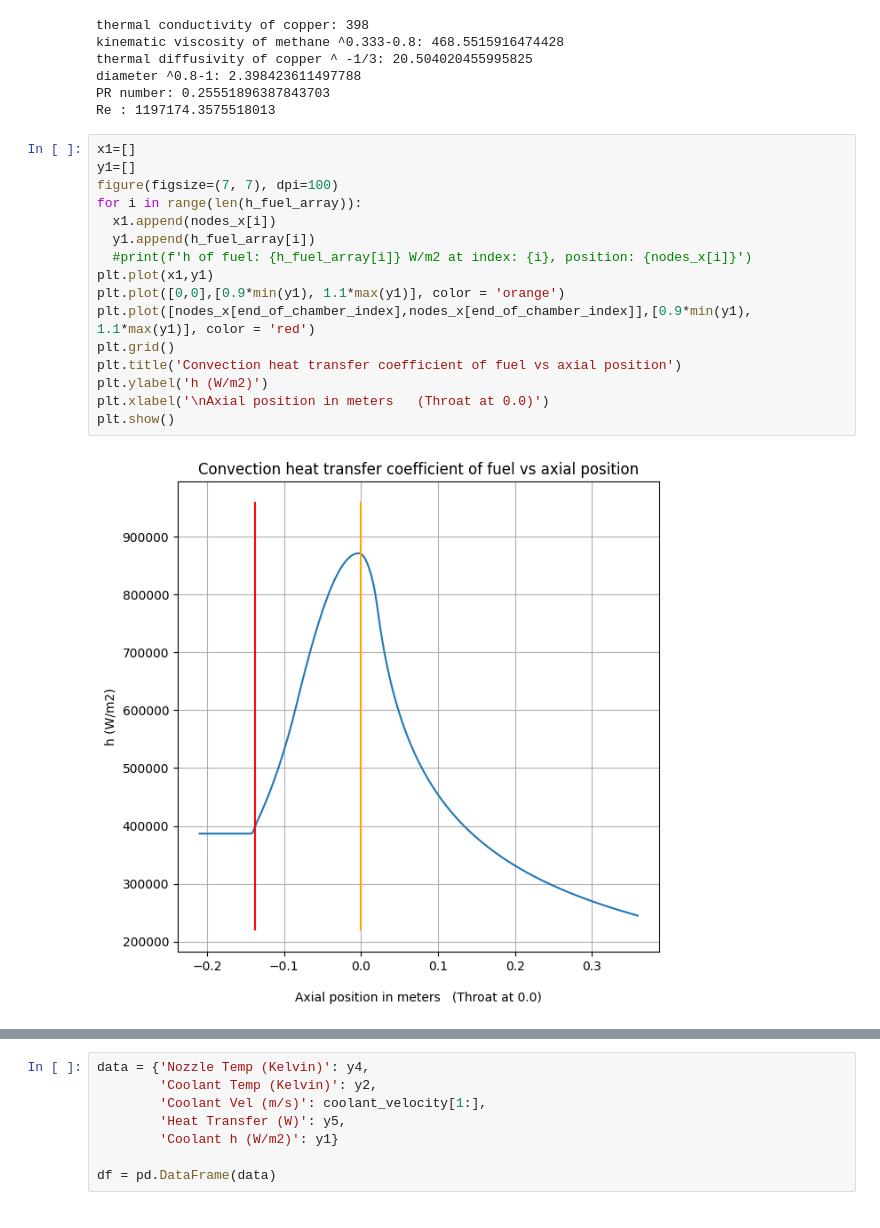
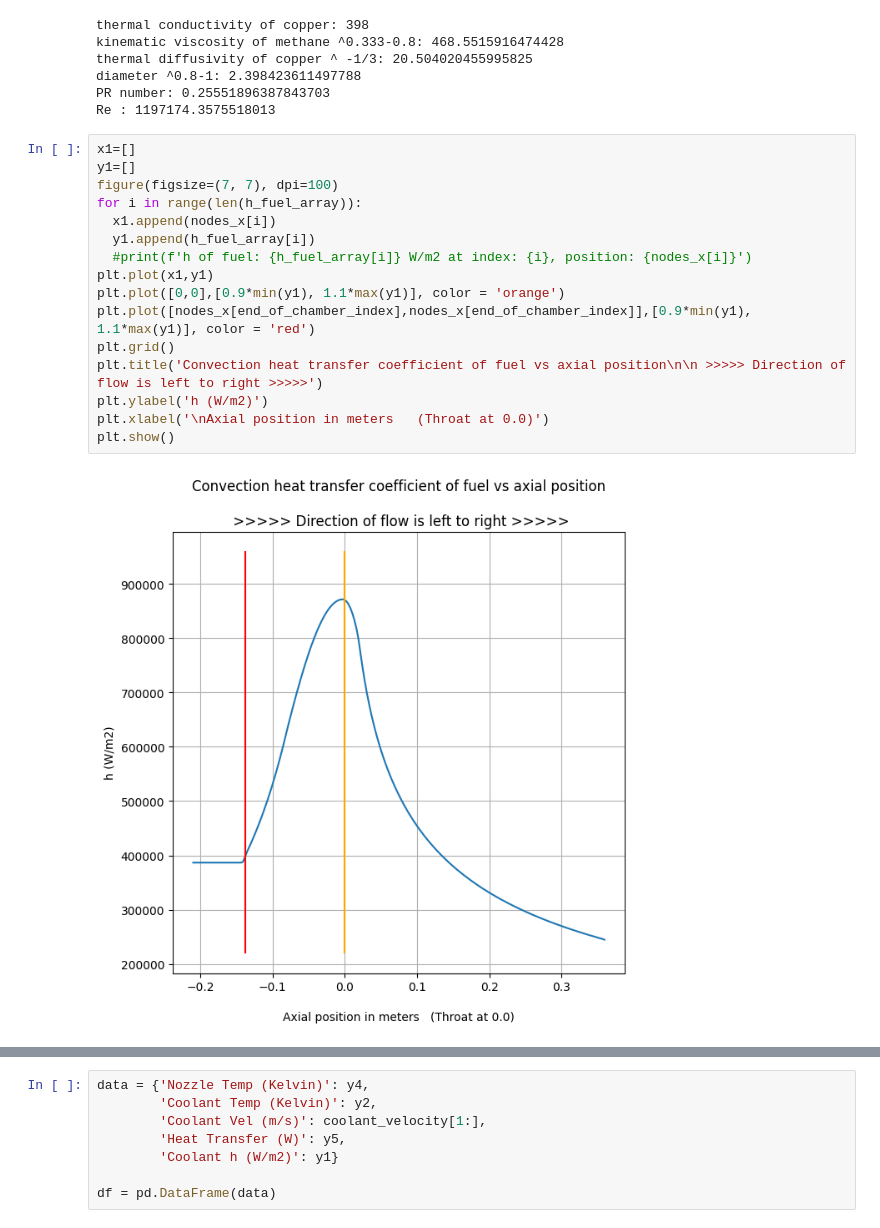
Before and after one commit to mikeortiz5190/Basic-Portfolio, a Jupyter notebook: Nozzle_Design_Code_6_One_trapizoid_node_Segments_ALL_LAYERS_Implicit_Opposite_flow_cooling_.ipynb, the cells around one changed output, grey strips where cells are left out. Drawn from its saved outputs; the diff is of its cells as text.

```diff
--- a/Nozzle_Design_Code_6_One_trapizoid_node_Segments_ALL_LAYERS_Implicit_Opposite_flow_cooling_.ipynb
+++ b/Nozzle_Design_Code_6_One_trapizoid_node_Segments_ALL_LAYERS_Implicit_Opposite_flow_cooling_.ipynb
@@ -852,21 +852,21 @@ Re : 1197174.3575518013
 # %%
 x1=[]
 y1=[]
 figure(figsize=(7, 7), dpi=100)
 for i in range(len(h_fuel_array)):
   x1.append(nodes_x[i])
   y1.append(h_fuel_array[i])
   #print(f'h of fuel: {h_fuel_array[i]} W/m2 at index: {i}, position: {nodes_x[i]}')
 plt.plot(x1,y1)
 plt.plot([0,0],[0.9*min(y1), 1.1*max(y1)], color = 'orange')
 plt.plot([nodes_x[end_of_chamber_index],nodes_x[end_of_chamber_index]],[0.9*min(y1), 1.1*max(y1)], color = 'red')
 plt.grid()
-plt.title('Convection heat transfer coefficient of fuel vs axial position')
+plt.title('Convection heat transfer coefficient of fuel vs axial position\n\n >>>>> Direction of flow is left to right >>>>>')
 plt.ylabel('h (W/m2)')
 plt.xlabel('\nAxial position in meters   (Throat at 0.0)')
 plt.show()
 # %% [output]
-[figure, old version]
+[figure, new version]
 # %%
 x2=[]
 y2=[]
```
Also changed, not shown: parts of 10 cells of this notebook.
